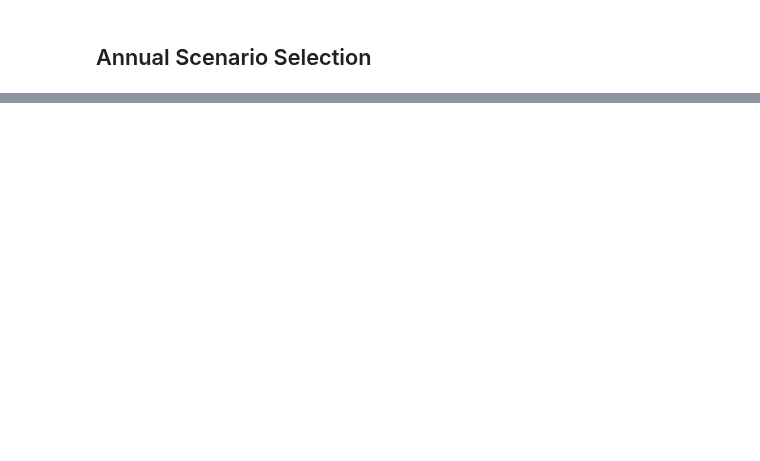
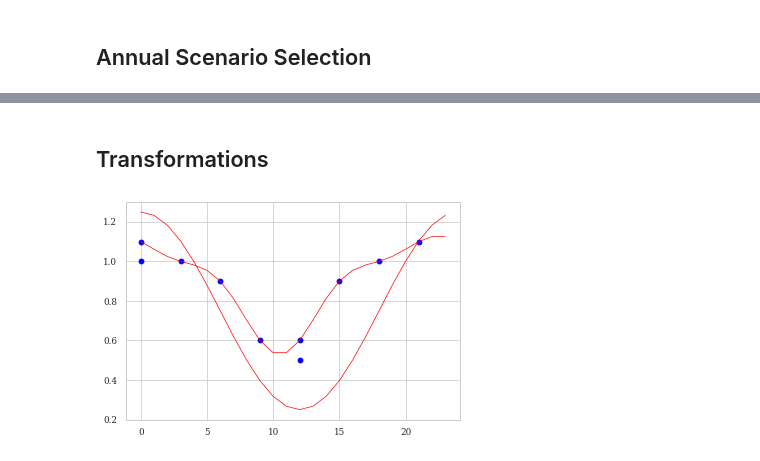
Before and after one commit to simonschaluppe/FLUCCOplus, a Jupyter notebook: notebooks/4.3.0_Transformation.ipynb, the cells around one changed output, grey strips where cells are left out. Saved outputs shown, nothing was run; the diff lists cells and outputs as text; code cells hidden in the pictures; blank space fills up the shorter version.

Commit message:
adds class Transformation

```diff
--- a/notebooks/4.3.0_Transformation.ipynb
+++ b/notebooks/4.3.0_Transformation.ipynb
@@ -58,0 +55,2 @@ dtype: int64
+# %% [markdown]
+## Transformations
@@ -58,0 +111,10 @@ dtype: int64
+# %%
+import FLUCCOplus.plots as fps
+test = traffo.Transformation(weights=[1,0.5], timeframe=24)
+test2 = traffo.Transformation(**PV_OST_WEST)
+test3 = traffo.Transformation()
+fig, ax = plt.subplots(1,1)
+test.plot(ax)
+test2.plot(ax)
+# %% [output]
+[figure, added]
```
Also changed, not shown: parts of 6 cells of this notebook, 4 other files.
